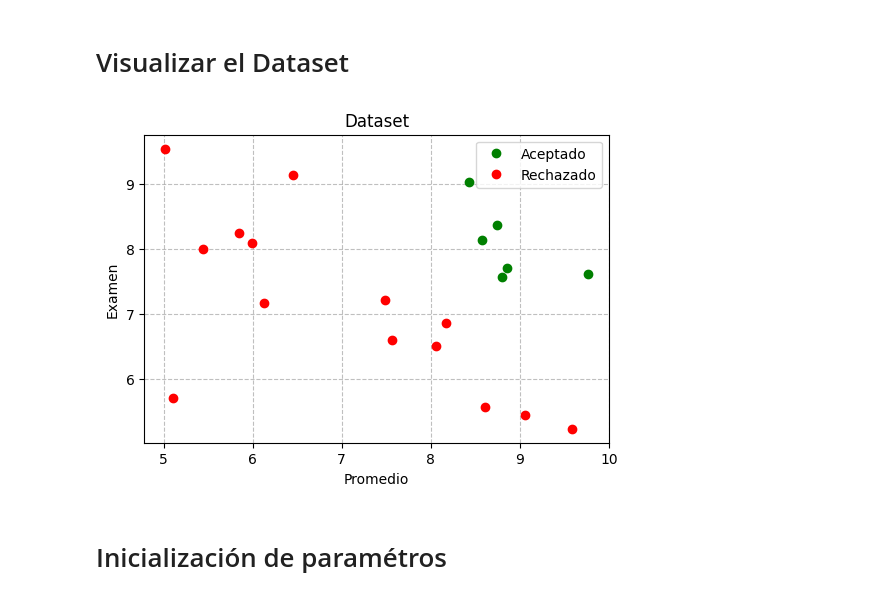
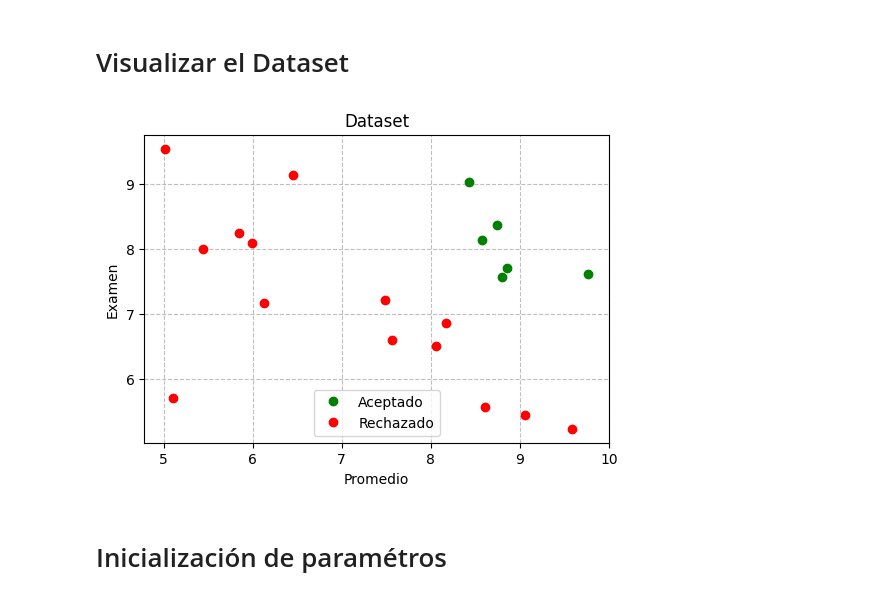
Before and after one commit to gabrielcarcedo/Programa-Intensivo-en-Ciencia-de-Datos-De-los-Fundamentos-al-Deep-Learning, a Jupyter notebook: Notebooks/Sesión 1/PICD_Perceptrón_1.ipynb, the cells around one changed output. Drawn from its saved outputs; the diff is of its cells as text; code cells hidden in the pictures.

```diff
--- a/Notebooks/Sesión 1/PICD_Perceptrón_1.ipynb
+++ b/Notebooks/Sesión 1/PICD_Perceptrón_1.ipynb
@@ -385,15 +385,15 @@ Promedio: 8.57, Examen: 8.13 → Aceptado: 1
 # %%
 plt.figure(figsize=(6, 4))
 plt.plot(promedios[aceptado == 1], calif_examen[aceptado == 1], 'o', color='green', label='Aceptado')
 plt.plot(promedios[aceptado == 0], calif_examen[aceptado == 0], 'o', color='red', label='Rechazado')
 plt.title('Dataset')
 plt.xlabel('Promedio')
 plt.ylabel('Examen')
 plt.grid(ls='--', color='grey', alpha=0.5)
-plt.legend()
+plt.legend(loc='lower center')
 plt.show()
 # %% [output]
-[figure, old version]
+[figure, new version]
 # %% [markdown]
 # Inicialización de paramétros
 # %%
```
Also changed, not shown: parts of 49 cells of this notebook.
